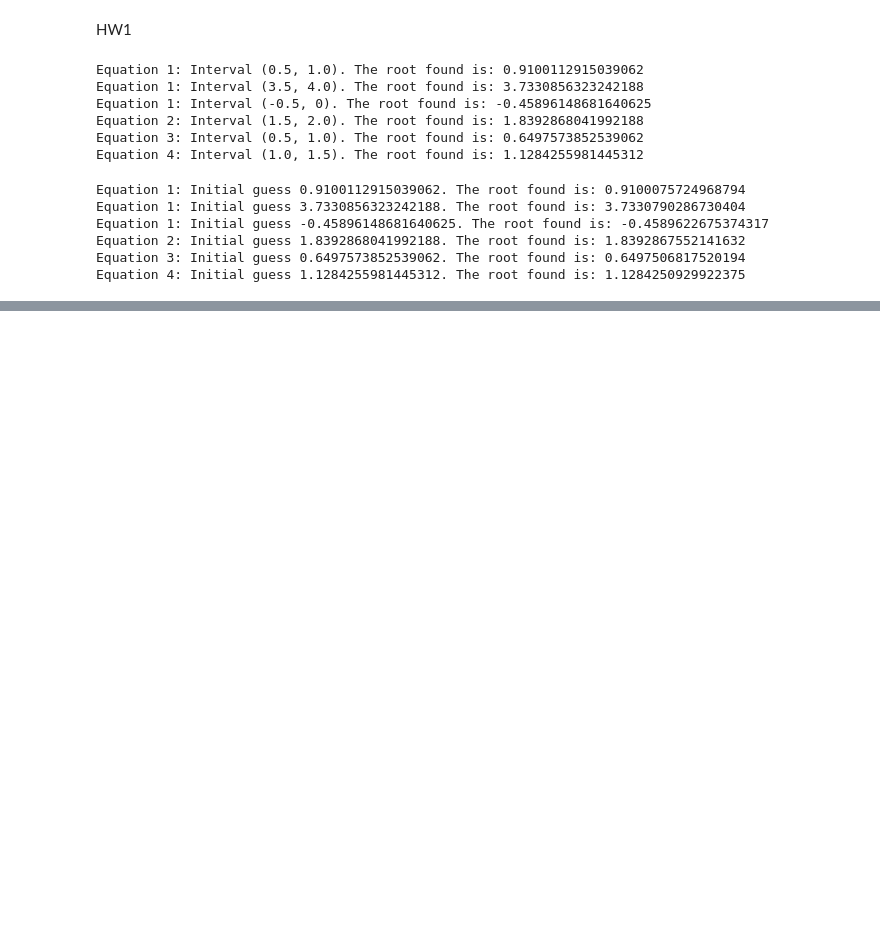
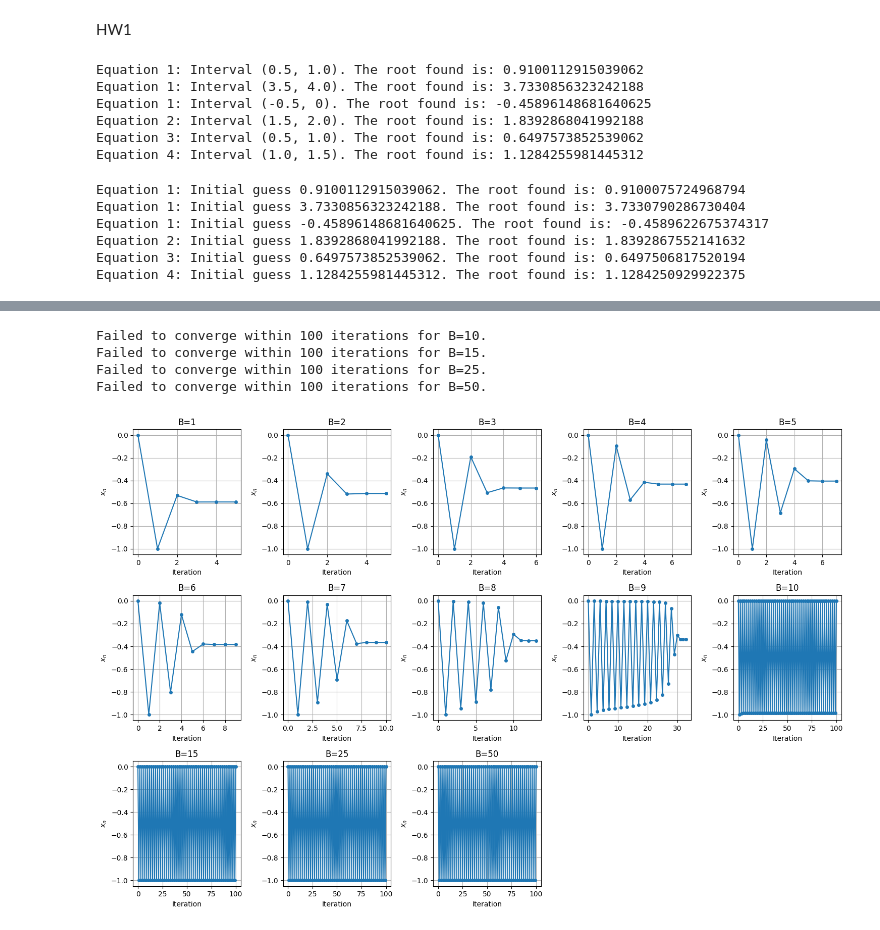
Before and after one commit to qqgjyx/MATH-302, a Jupyter notebook: 302 HW1.ipynb, the cells around one changed output, grey strips where cells are left out. Saved outputs shown, nothing was run; the diff lists cells and outputs as text; code cells hidden in the pictures; blank space fills up the shorter version.

```diff
--- a/302 HW1.ipynb
+++ b/302 HW1.ipynb
@@ -157,3 +160,15 @@ Equation 1: Initial guess -0.45896148681640625. The root found is: -0.4589622675
 Equation 2: Initial guess 1.8392868041992188. The root found is: 1.8392867552141632
 Equation 3: Initial guess 0.6497573852539062. The root found is: 0.6497506817520194
 Equation 4: Initial guess 1.1284255981445312. The root found is: 1.1284250929922375
+# %%
+f = lambda x, B: x + np.exp(-B * x ** 2) * np.cos(x)
+df = lambda x, B: 1 - 2 * B * x * np.exp(-B * x ** 2) * np.cos(x) - np.exp(-B * x ** 2) * np.sin(x)
+
+# Values of B to test and initial guess
+B_values = [1, 5, 10, 25, 50]
+x0 = 0
+
+# Apply Newton's method and print results along with iterations
+for B in B_values:
+    root, iterations = newton_method(lambda x: f(x, B), lambda x: df(x, B), x0)
+    print(f"Root for B={B}: {root}, found in {iterations} iterations\n")
@@ -159,0 +188,51 @@ Equation 4: Initial guess 1.1284255981445312. The root found is: 1.1284250929922
+# %%
+def newton_method_with_trace(f, df, x0, B, tol=1e-5, max_iter=100):
+    """
+    Applies Newton's Method and tracks the progress of each iteration.
+
+    Returns:
+    - A list of x values showing the progression of the algorithm.
+    - The final approximation of the root, or None if not converged.
+    """
+    xn = x0
+    trace = [x0]  # Initialize the trace list with the initial guess
+
+    for n in range(max_iter):
+        fxn = f(xn)
+        dfxn = df(xn)
+        if dfxn == 0:
+            print("Zero derivative. No solution found.")
+            return trace, None
+        h = fxn / dfxn
+        xn_next = xn - h
+        trace.append(xn_next)  # Add the new guess to the trace
+
+        if abs(h) < tol and math.isclose(f(xn_next), 0, abs_tol=tol):
+            return trace, xn_next
+        xn = xn_next
+
+    print(f"Failed to converge within {max_iter} iterations for B={B}.")
+    return trace, None
+
+# B values to explore
+B_values = list(range(1, 11)) + [15, 25, 50]
+
+# Create a panel of plots
+plt.figure(figsize=(15, 10))
+for i, B in enumerate(B_values, 1):
+    trace, _ = newton_method_with_trace(lambda x: f(x, B), lambda x: df(x, B), x0, B)
+    plt.subplot(3, 5, i)
+    plt.plot(trace, marker='o', linestyle='-', markersize=4)
+    plt.title(f'B={B}')
+    plt.xlabel('Iteration')
+    plt.ylabel('$x_n$')
+    plt.tight_layout()
+    plt.grid(True)
+
+plt.show()
+# %% [output]
+Failed to converge within 100 iterations for B=10.
+Failed to converge within 100 iterations for B=15.
+Failed to converge within 100 iterations for B=25.
+Failed to converge within 100 iterations for B=50.
+[figure, added]
```
Also changed, not shown: parts of 3 cells of this notebook.
